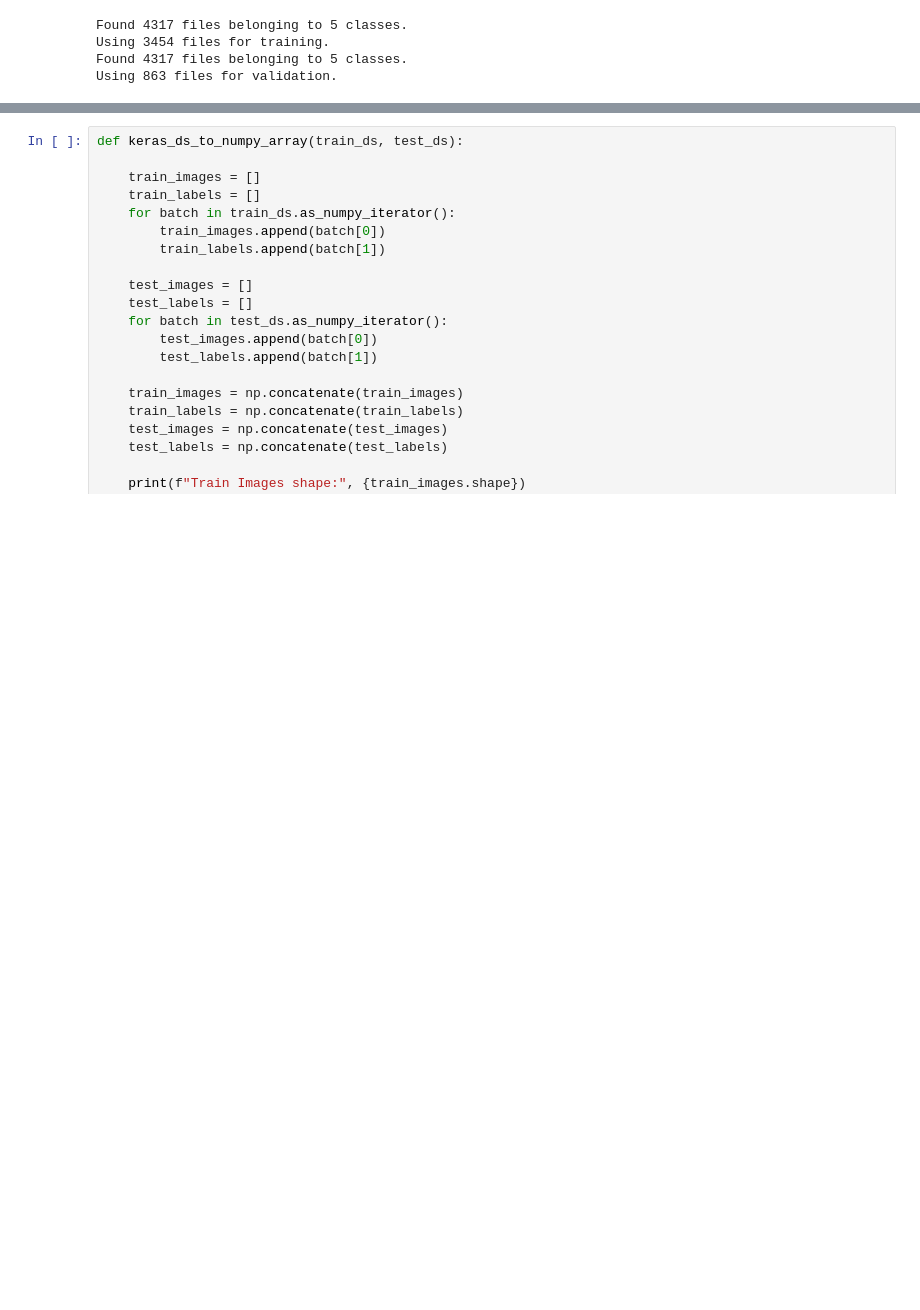
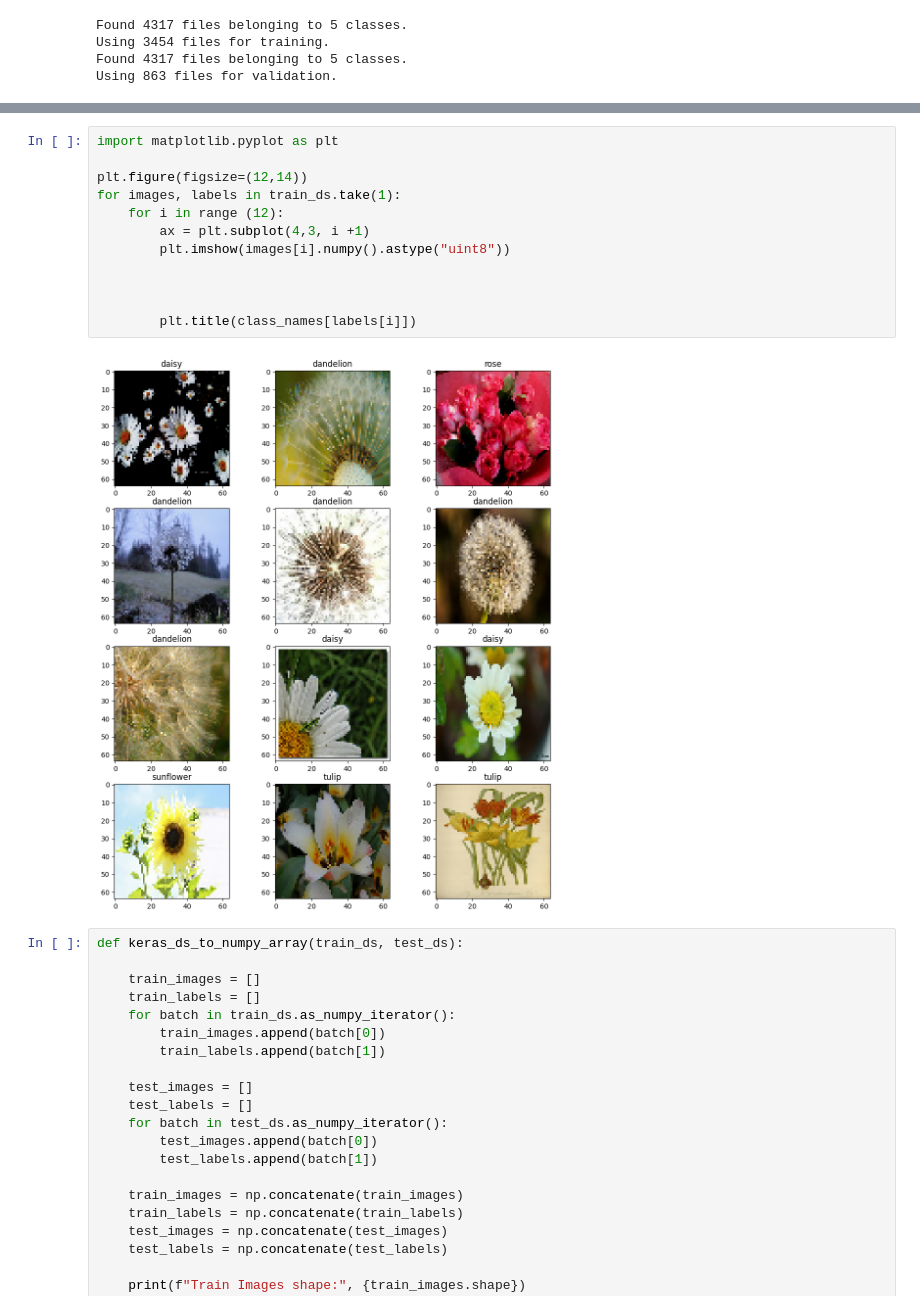
Before and after one commit to SCGlass/deep_learning, a Jupyter notebook: Lab_CNN.ipynb, the cells around one changed output, grey strips where cells are left out. Saved outputs shown, nothing was run; the diff lists cells and outputs as text; blank space fills up the shorter version.

```diff
--- a/Lab_CNN.ipynb
+++ b/Lab_CNN.ipynb
@@ -77,3 +84,17 @@ Using 863 files for validation.
+# %%
+import matplotlib.pyplot as plt
+
+plt.figure(figsize=(12,14))
+for images, labels in train_ds.take(1):
+    for i in range (12):
+        ax = plt.subplot(4,3, i +1)
+        plt.imshow(images[i].numpy().astype("uint8"))
+
+
+
+        plt.title(class_names[labels[i]])
+# %% [output]
+[figure, added]
 # %%
 def keras_ds_to_numpy_array(train_ds, test_ds):
 
```
Also changed, not shown: parts of 11 cells of this notebook, 1 other file.
